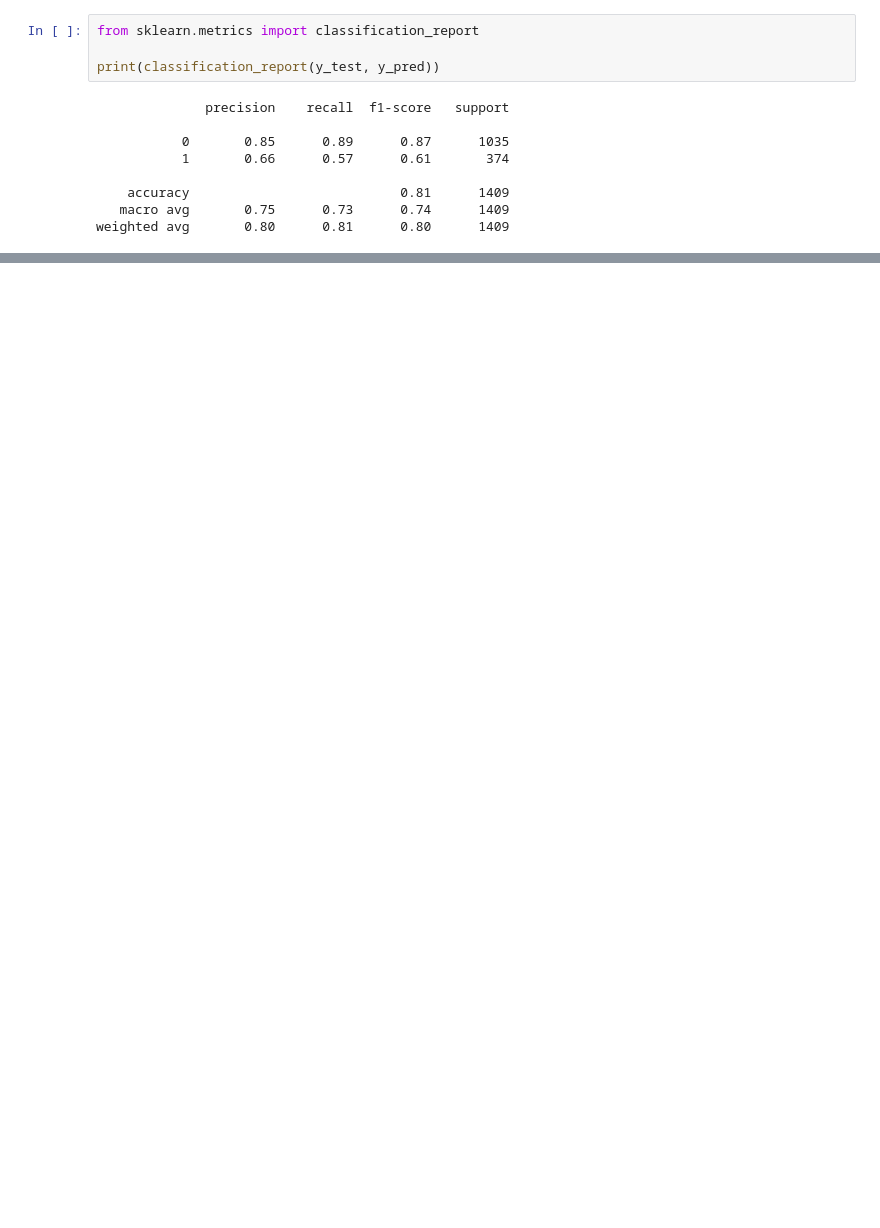
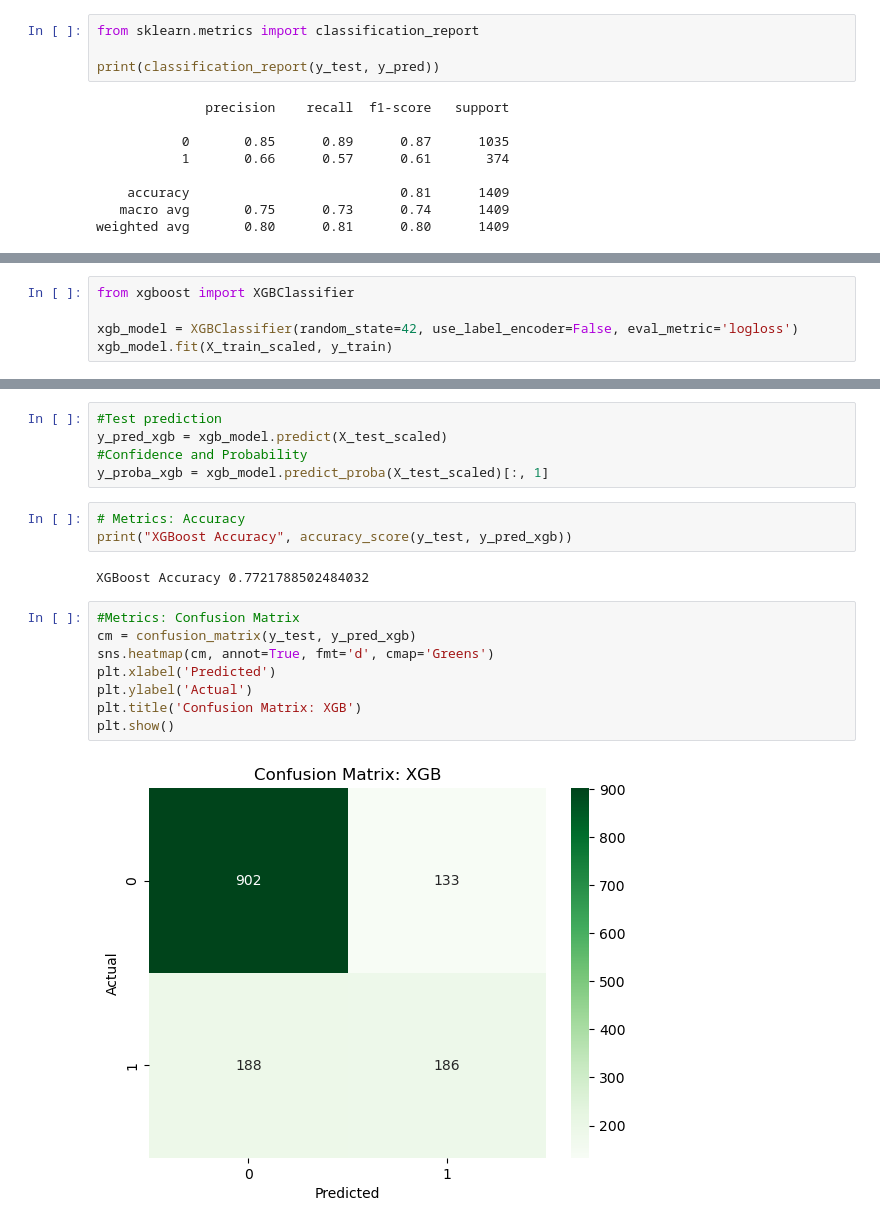
Before and after one commit to KennyKenzi/Churn_Prediction, a Jupyter notebook: notebooks/data_exploration.ipynb, the cells around one changed output, grey strips where cells are left out. Saved outputs shown, nothing was run; the diff lists cells and outputs as text; blank space fills up the shorter version.

```diff
--- a/notebooks/data_exploration.ipynb
+++ b/notebooks/data_exploration.ipynb
@@ -337,0 +442,5 @@ ROC AUC Score: 0.841778397788628
+# %%
+from xgboost import XGBClassifier
+
+xgb_model = XGBClassifier(random_state=42, use_label_encoder=False, eval_metric='logloss')
+xgb_model.fit(X_train_scaled, y_train)
@@ -337,0 +462,20 @@ ROC AUC Score: 0.841778397788628
+# %%
+#Test prediction
+y_pred_xgb = xgb_model.predict(X_test_scaled)
+#Confidence and Probability
+y_proba_xgb = xgb_model.predict_proba(X_test_scaled)[:, 1]
+# %%
+# Metrics: Accuracy
+print("XGBoost Accuracy", accuracy_score(y_test, y_pred_xgb))
+# %% [output]
+XGBoost Accuracy 0.7721788502484032
+# %%
+#Metrics: Confusion Matrix
+cm = confusion_matrix(y_test, y_pred_xgb)
+sns.heatmap(cm, annot=True, fmt='d', cmap='Greens')
+plt.xlabel('Predicted')
+plt.ylabel('Actual')
+plt.title('Confusion Matrix: XGB')
+plt.show()
+# %% [output]
+[figure, added]
```
Also changed, not shown: parts of 32 cells of this notebook, 1 other file.
